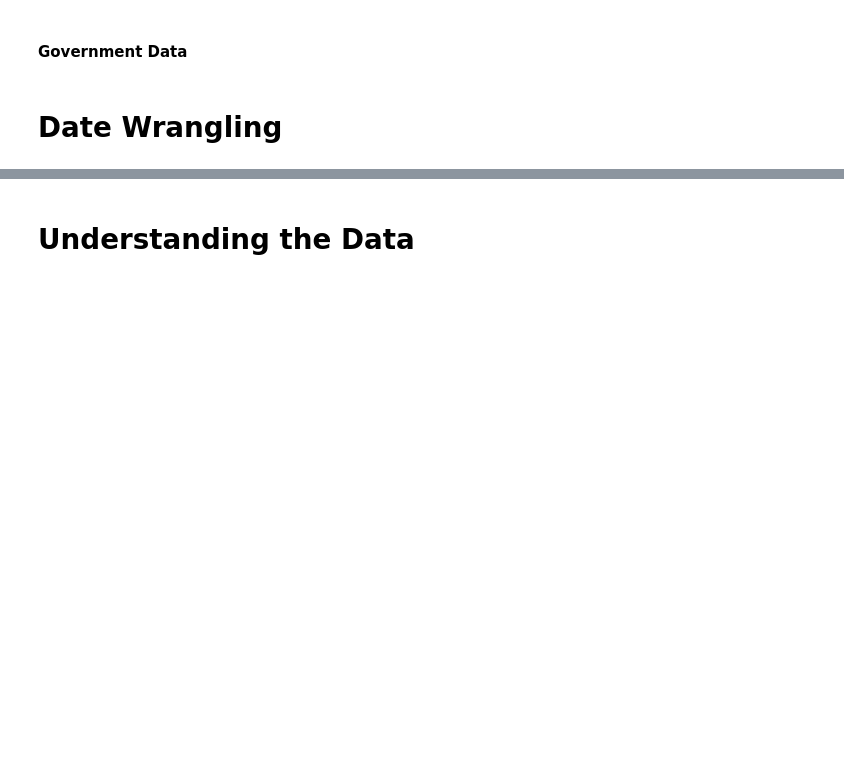
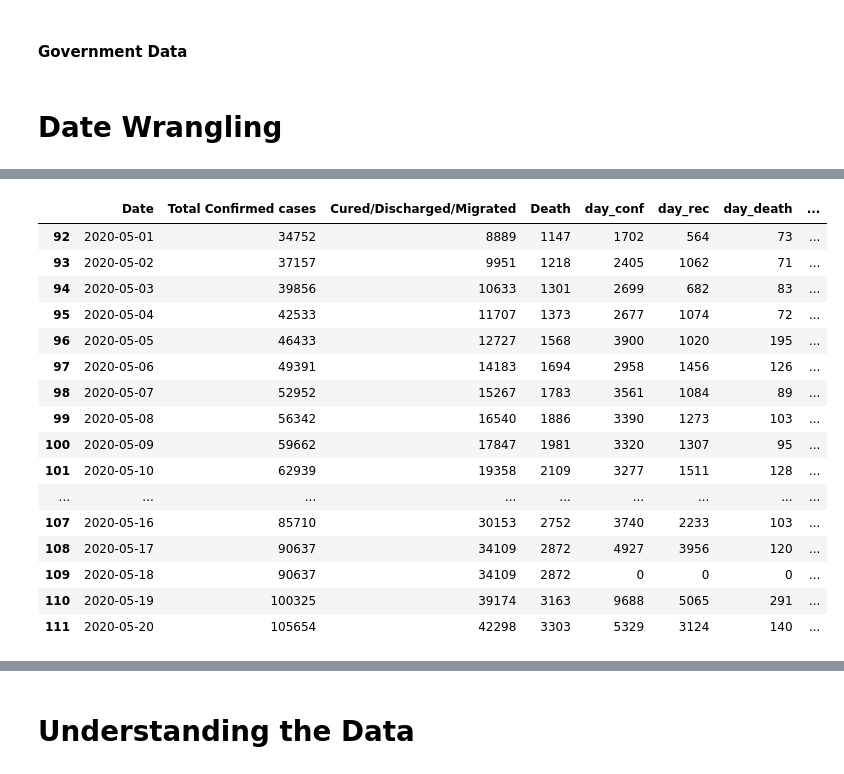
Before and after one commit to Covid-Analytics-India/covid19-analysis, a Jupyter notebook: SarthakTesting.ipynb, the cells around one changed output, grey strips where cells are left out. Saved outputs shown, nothing was run; the diff lists cells and outputs as text; code cells hidden in the pictures; blank space fills up the shorter version.

```diff
--- a/SarthakTesting.ipynb
+++ b/SarthakTesting.ipynb
@@ -276,3 +274,23 @@ for row in confirmed_death_recovered.index:
+# %%
+confirmed_death_recovered.tail(20)
+# %% [output]
+|  | Date | Total Confirmed cases | Cured/Discharged/Migrated | Death | day_conf | day_rec | day_death | ... |
+| 92 | 2020-05-01 | 34752 | 8889 | 1147 | 1702 | 564 | 73 | ... |
+| 93 | 2020-05-02 | 37157 | 9951 | 1218 | 2405 | 1062 | 71 | ... |
+| 94 | 2020-05-03 | 39856 | 10633 | 1301 | 2699 | 682 | 83 | ... |
+| 95 | 2020-05-04 | 42533 | 11707 | 1373 | 2677 | 1074 | 72 | ... |
+| 96 | 2020-05-05 | 46433 | 12727 | 1568 | 3900 | 1020 | 195 | ... |
+| 97 | 2020-05-06 | 49391 | 14183 | 1694 | 2958 | 1456 | 126 | ... |
+| 98 | 2020-05-07 | 52952 | 15267 | 1783 | 3561 | 1084 | 89 | ... |
+| 99 | 2020-05-08 | 56342 | 16540 | 1886 | 3390 | 1273 | 103 | ... |
+| 100 | 2020-05-09 | 59662 | 17847 | 1981 | 3320 | 1307 | 95 | ... |
+| 101 | 2020-05-10 | 62939 | 19358 | 2109 | 3277 | 1511 | 128 | ... |
+| ... | ... | ... | ... | ... | ... | ... | ... | ... |
+| 107 | 2020-05-16 | 85710 | 30153 | 2752 | 3740 | 2233 | 103 | ... |
+| 108 | 2020-05-17 | 90637 | 34109 | 2872 | 4927 | 3956 | 120 | ... |
+| 109 | 2020-05-18 | 90637 | 34109 | 2872 | 0 | 0 | 0 | ... |
+| 110 | 2020-05-19 | 100325 | 39174 | 3163 | 9688 | 5065 | 291 | ... |
+| 111 | 2020-05-20 | 105654 | 42298 | 3303 | 5329 | 3124 | 140 | ... |
 # %%
 confirmed_death_recovered['tot_active'] = confirmed_death_recovered['Total Confirmed cases'] - confirmed_death_recovered['Death'] - confirmed_death_recovered['Cured/Discharged/Migrated']
 # %%
```
Also changed, not shown: parts of 40 cells of this notebook.
